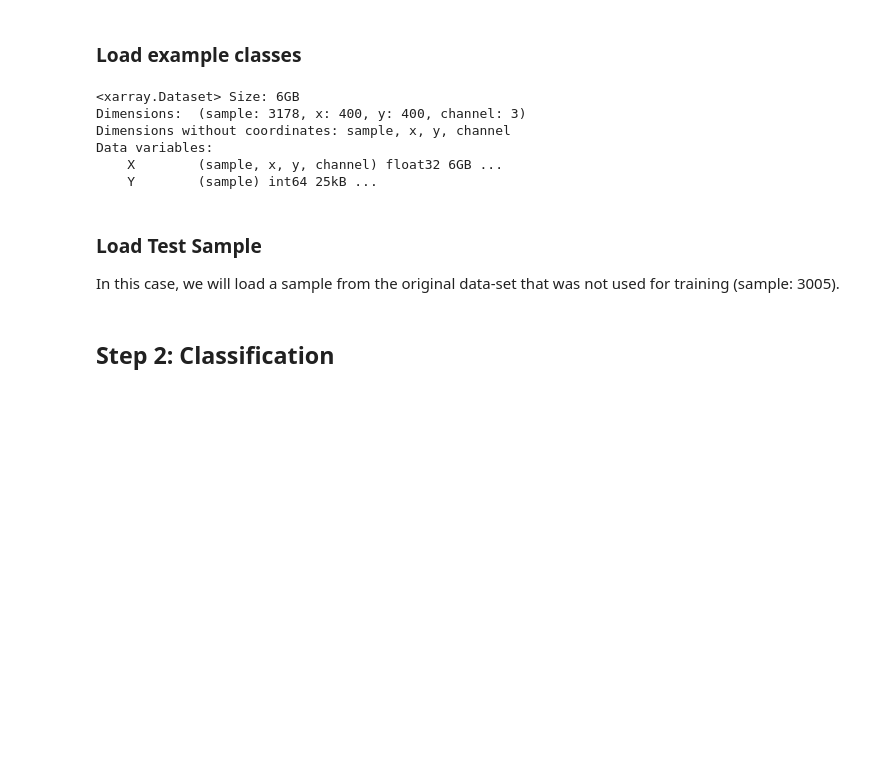
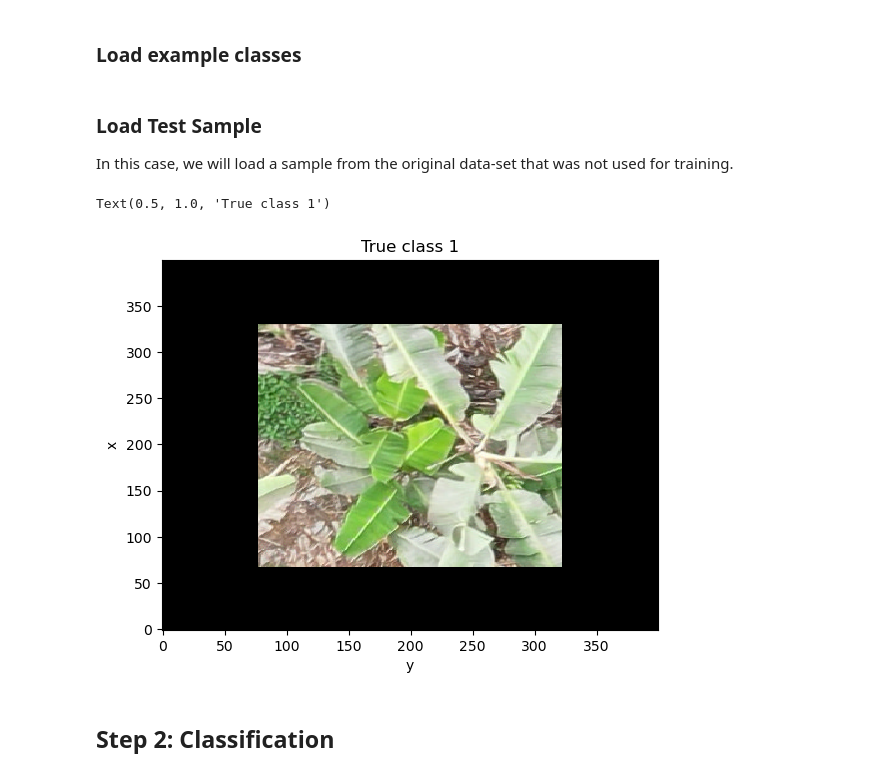
Before and after one commit to XAI4GEO/Tree_Classification, a Jupyter notebook: notebooks/XAI_workflow.ipynb, the cells around one changed output. Drawn from its saved outputs; the diff is of its cells as text; code cells hidden in the pictures; blank space fills up the shorter version.

```diff
--- a/notebooks/XAI_workflow.ipynb
+++ b/notebooks/XAI_workflow.ipynb
@@ -42,14 +42,7 @@ Based on Ishikawa et al. 2023. The test sample feature vector from the classific
 # %%
 # Individual cut-out of trees extracted from reforestree dataset
 imdata = xr.open_zarr('../../data/reforestree/processed/foresttree.zarr/')
-imdata
+imdata = imdata  # normalize to 0-1
-# %% [output]
-<xarray.Dataset> Size: 6GB
-Dimensions:  (sample: 3178, x: 400, y: 400, channel: 3)
-Dimensions without coordinates: sample, x, y, channel
-Data variables:
-    X        (sample, x, y, channel) float32 6GB ...
-    Y        (sample) int64 25kB ...
 # %%
 # The training data is split into a dictionary of samples per class to facilitate ease of comparison
 # Due to memory limitation, currently restricting the samples to 100 for each class in the training data
@@ -61,4 +54,4 @@ for class_i in classes:
 # %% [markdown]
 ### Load Test Sample
 
-In this case, we will load a sample from the original data-set that was not used for training (sample: 3005).
+In this case, we will load a sample from the original data-set that was not used for training.
@@ -67,3 +58,13 @@ test_sample = imdata.isel(sample=3005)
+# %%
+# test_sample = imdata.isel(sample=3005) # Image cut-out of class 2 but polluted with class 1
+test_sample = imdata.isel(sample=3007)
+
+# Visualize the test sample
+test_sample['X'].astype('int').plot.imshow()
+plt.title(f"True class {test_sample['Y'].values.astype('str')}")
+# %% [output]
+Text(0.5, 1.0, 'True class 1')
+[figure, added]
 # %% [markdown]
 ## Step 2: Classification
 # %%
```
Also changed, not shown: parts of 14 cells of this notebook.
